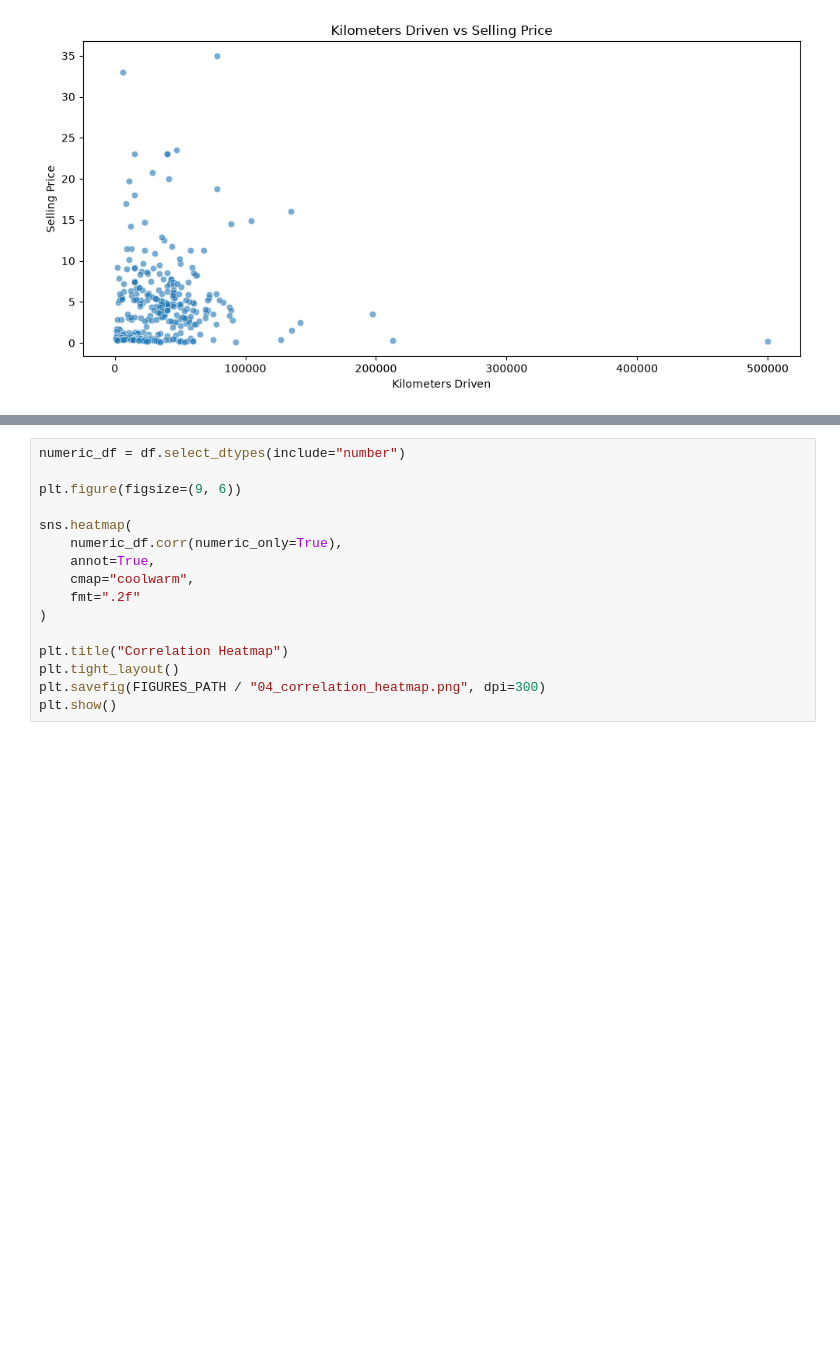
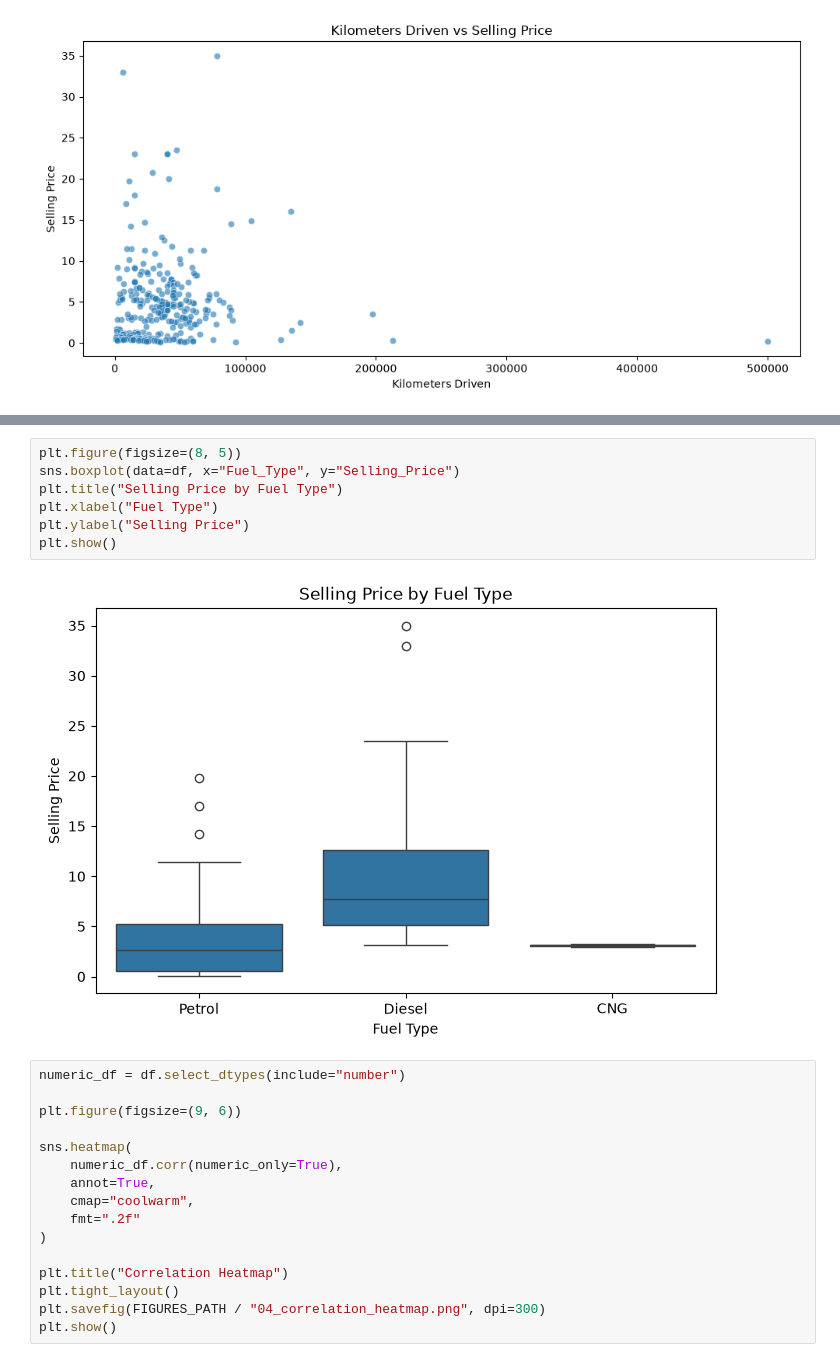
Before and after one commit to AbdlerahmanGihad/Used-Car-Price-Prediction, a Jupyter notebook: notebooks/02_eda.ipynb, the cells around one changed output, grey strips where cells are left out. Drawn from its saved outputs; the diff is of its cells as text; blank space fills up the shorter version.

```diff
--- a/notebooks/02_eda.ipynb
+++ b/notebooks/02_eda.ipynb
@@ -155,3 +161,12 @@ plt.show()
+# %%
+plt.figure(figsize=(8, 5))
+sns.boxplot(data=df, x="Fuel_Type", y="Selling_Price")
+plt.title("Selling Price by Fuel Type")
+plt.xlabel("Fuel Type")
+plt.ylabel("Selling Price")
+plt.show()
+# %% [output]
+[figure, added]
 # %%
 numeric_df = df.select_dtypes(include="number")
 
```
Also changed, not shown: parts of 5 cells of this notebook, 9 other files.
